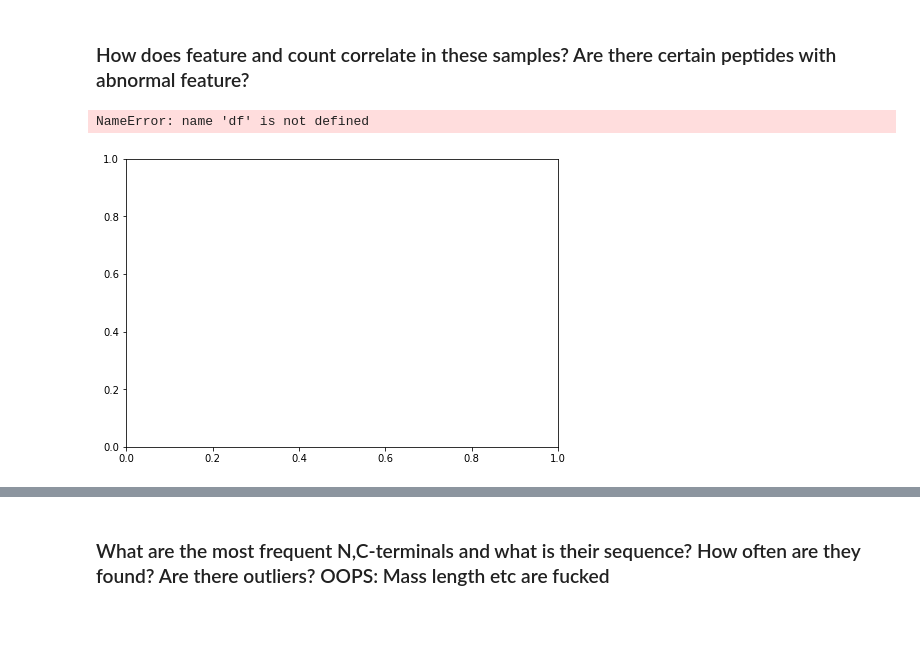
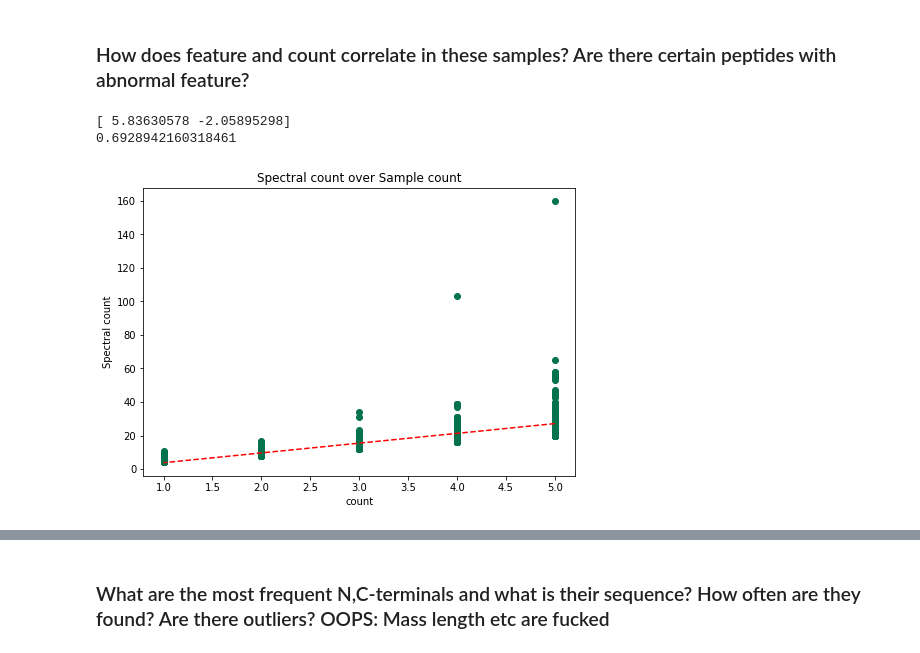
Before and after one commit to ErikHartman/peptidomic_py, a Jupyter notebook: in_group_analysis_erik.ipynb, the cells around one changed output, grey strips where cells are left out. Cells and saved outputs as stored; diff of their text form; code cells hidden in the pictures; blank space fills up the shorter version.

```diff
--- a/in_group_analysis_erik.ipynb
+++ b/in_group_analysis_erik.ipynb
@@ -85,11 +85,11 @@ mapp='WF'
 files = os.listdir(mapp)
 # gets all xlsx files in cwd
 files_xlsx = [f for f in files if f[-4:] == 'xlsx']
-df = pd.DataFrame()
-df_tot=pd.DataFrame()
-df_mod=pd.DataFrame()
-stdev_amount=[]
-stdev_amount_mod=[]
+df = pd.DataFrame() # the dataframe to be analyzed
+df_tot=pd.DataFrame()  # all peptides invluding modified
+df_mod=pd.DataFrame() # modified with feature>=4
+stdev_amount=[] # feature>=4 unmodified
+stdev_amount_mod=[] # modified with feature >=4
 stdev_length=[]
 stdev_mass=[]
 stdev_protein=[]
@@ -102,17 +102,17 @@ for file in files_xlsx:
     stdev_tot.append(len(data.index))
     data['Accession'].fillna("Not available", inplace = True)
     df_tot=df_tot.append(data)
-    df_mod=df_mod.append(data)
-    df_mod=df_mod.loc[(df_mod['#Feature'] >=4)]
     df_tot['Peptide']=df_tot['Peptide'].str.replace('[^a-zA-Z]','')
+    print("# peptides in "+file+" "+str(len(data.index)))
+
+
     data = data.loc[(data['#Feature'] >= 4)]
 
     data_protein=data.copy()
     data_protein=data_protein.groupby(['Accession']).sum()
     stdev_protein.append(len(data_protein.index))
 
-    print("Number of total (including modified) peptides in "+file+" "+str(len(data.index)))
-    stdev_amount_mod.append(len(data.index))
+
     data['Peptide']=data['Peptide'].str.replace('[^a-zA-Z]','')
     data['count']=1
     data = data.groupby(['Peptide','Accession'], as_index=False).sum()
@@ -122,7 +122,7 @@ for file in files_xlsx:
     stdev_length.append(data['Length'].mean())
     data['RT']=data['RT']/data['count']
     stdev_amount.append(len(data.index))
-    print("Number of un-modified peptides in "+file+" "+str(len(data.index)))
+    print('# of peptides with feat>=4 in '+file+': '+str(len(data.index)))
     df = df.append(data)  # appends all data
 
 
@@ -154,24 +154,25 @@ First_aa=get_letter_frequency(df['First aa']*df['count'])
 Last_aa=get_letter_frequency(df['Last aa']*df['count'])
 
 print("Standard deviation TOTAL: "+str(np.std(stdev_tot)))
-print("Standard deviation unmodified: "+ str(np.std(stdev_amount)))
-print("Standard deviation modified: "+ str(np.std(stdev_amount_mod)))
+print("Standard deviation unmod and feat>=4: "+ str(np.std(stdev_amount)))
 print("Standard deviation length: "+ str(np.std(stdev_length)))
 print("Standard deviation mass: "+ str(np.std(stdev_mass)))
 print("Standard deviation protein: "+str(np.std(stdev_protein)))
 
 print("Average length: "+str(df['Length'].mean()))
 print("Average mass: "+str(df['Mass'].mean()))
+
+print('# of peptides in all files: ' +str(sum(stdev_tot)))
 df_tot=df_tot.groupby(df_tot['Peptide']).sum()
-print('(Without spectral count cutoff) Total number of peptides: '+str(len(df_tot.index)))
-df_mod=df_mod.groupby(df_mod['Peptide']).sum()
-print("Number of peptides (incl modified) with feature>=4: " + str(len(df_mod.index)))
-print("Number of peptides with feature>=4: "+str(len(df.index))+", in percent: "+str(100*(len(df.index))/(len(df_tot.index)))+" %")
+print('# of unique peptides: '+str(len(df_tot.index)))
+
+
+print("# peptides with feature>=4: "+str(len(df.index))+", in percent: "+str(100*(len(df.index))/(len(df_tot.index)))+" %")
 
 df_protein=df.copy()
 df_protein.reset_index('Accession', inplace=True)
 df_protein=df_protein.groupby(['Accession']).sum()
-print("Numer of proteins: " + str(len(df_protein.index)))
+print("# of proteins: " + str(len(df_protein.index)))
 
 df
 # %% [output]
@@ -258,23 +259,25 @@ Text(0.5, 1.0, 'Last aminoacid')
 # %%
 fig=plt.figure()
 ax=fig.add_axes([0,0,1,1])
-ax.scatter(df['count'], df['Spectral count'], color='#34cceb')
+ax.scatter(df['count'], df['Spectral count'], color='#04724d')
 z = np.polyfit(df['count'], df['Spectral count'], 1)
 p = np.poly1d(z)
-plt.plot(df['count'],p(df['count']),"r--")
 ax.set_xlabel('count')
 ax.set_ylabel('Spectral count')
 ax.set_title('Spectral count over Sample count')
-plt.show()
+plt.plot(df['count'],p(df['count']),"r--")
+fig.savefig('SPC_WF.svg',transparent=True)
+
 
 correlation_matrix = np.corrcoef(df['count'], df['Spectral count'])
 correlation_xy = correlation_matrix[0,1]
 r_squared = correlation_xy**2
 print(z)
 print(r_squared)
 # %% [output]
-NameError: name 'df' is not defined
+[ 5.83630578 -2.05895298]
+0.6928942160318461
-[figure, old version]
+[figure, new version]
 # %%
 df.sort_values(['Spectral count'], ascending=False).head()
 # %% [output]
```
Also changed, not shown: parts of 12 cells of this notebook, 1 other file.
